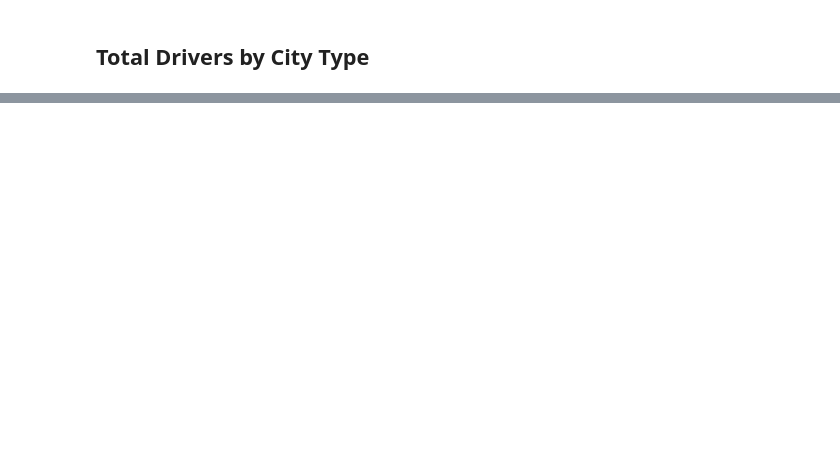
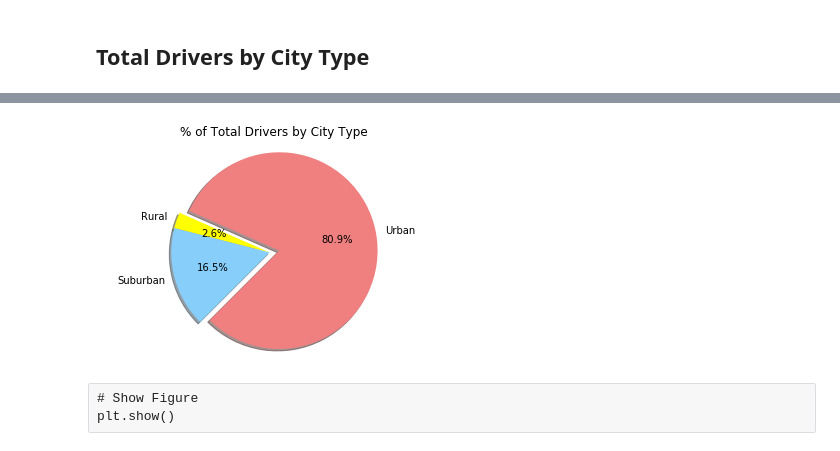
Before and after one commit to mrudolph1229/Matplotlib-Homework, a Jupyter notebook: Matplotlib-Homework.ipynb, the cells around one changed output, grey strips where cells are left out. Cells and saved outputs as stored; diff of their text form; code cells hidden in the pictures; blank space fills up the shorter version.

```diff
--- a/Matplotlib-Homework.ipynb
+++ b/Matplotlib-Homework.ipynb
@@ -129,0 +122,24 @@ plt.show()
+# %%
+# Calculate Driver Percents
+urb_drivers = urban["driver_count"].first()
+urb_dr = urb_drivers.sum()
+sub_drivers = suburban["driver_count"].first()
+sub_dr = sub_drivers.sum()
+rur_drivers = rural["driver_count"].first()
+rur_dr = rur_drivers.sum()
+# Build Pie Charts
+labels3 = ["Urban", "Rural", "Suburban"]
+values3 = [urb_dr, rur_dr, sub_dr]
+colors3 = ["lightcoral", "yellow", "lightskyblue"]
+explode3 = (0.1,0,0)
+plt.pie(values3, explode=explode3, labels=labels3, colors=colors3,
+        autopct="%1.1f%%", shadow=True, startangle=225)
+plt.axis("equal")
+plt.title("% of Total Drivers by City Type")
+# Save Figure
+plt.savefig("Total Drivers Pie.png")
+# %% [output]
+[figure, added]
+# %% [raw]
+# Show Figure
+plt.show()
```
Also changed, not shown: parts of 8 cells of this notebook, 5 other files.
